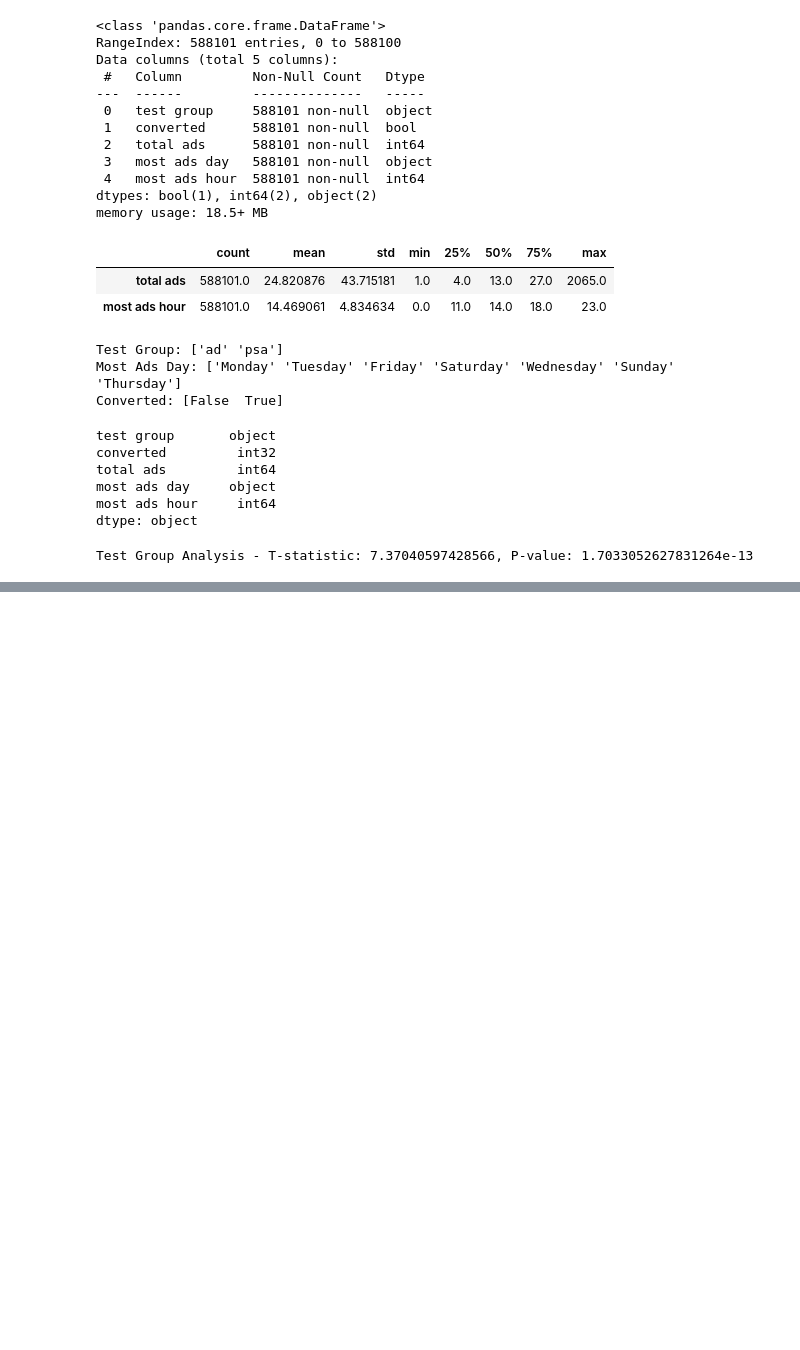
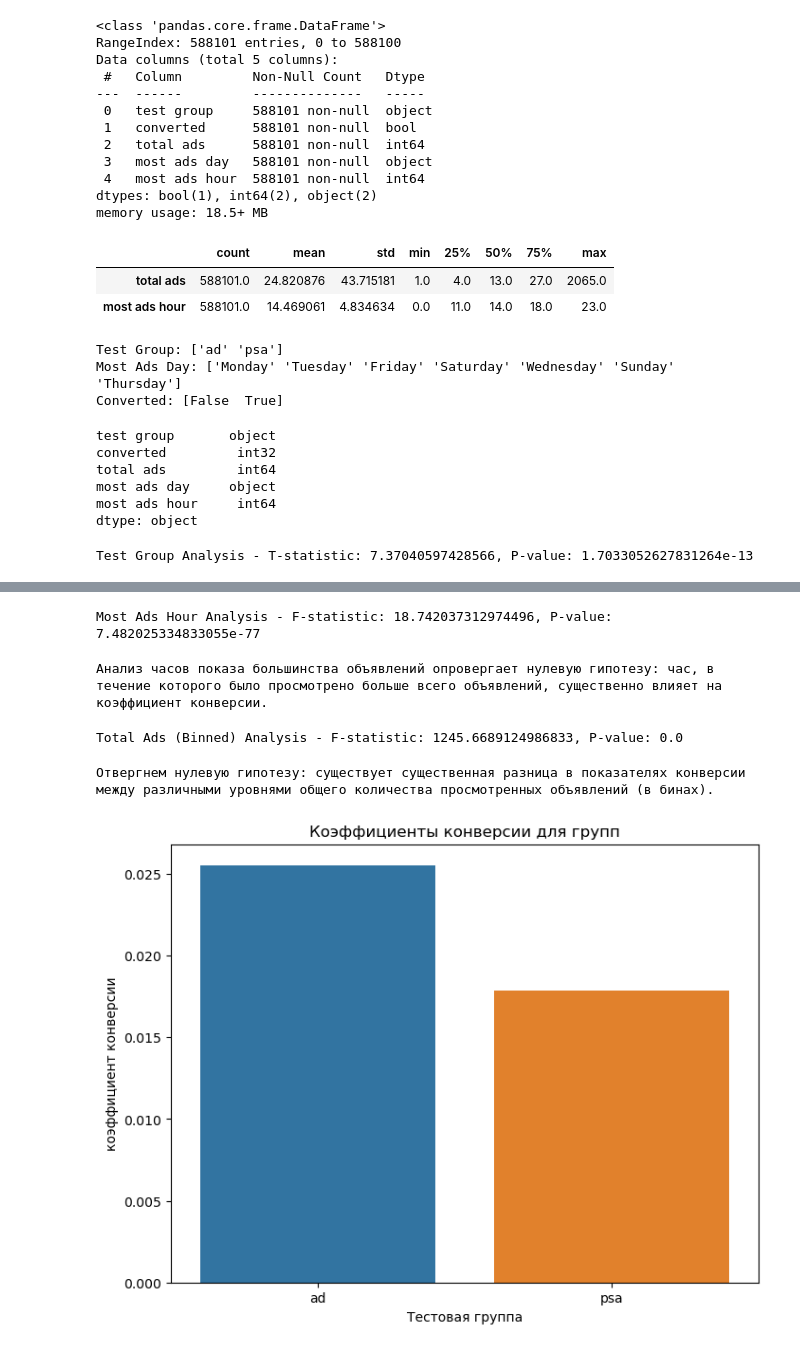
Before and after one commit to meleshko-anastasiia/DZ, a Jupyter notebook: dz12.ipynb, the cells around one changed output, grey strips where cells are left out. Saved outputs shown, nothing was run; the diff lists cells and outputs as text; code cells hidden in the pictures; blank space fills up the shorter version.

```diff
--- a/dz12.ipynb
+++ b/dz12.ipynb
@@ -174,0 +157,80 @@ Name: count, dtype: int64
+# %%
+# Анализ большинства рекламных объявлений за час
+anova_result_hour = stats.f_oneway(
+    df[df['most ads hour'] == 0]['converted'],
+    df[df['most ads hour'] == 1]['converted'],
+    df[df['most ads hour'] == 2]['converted'],
+    df[df['most ads hour'] == 3]['converted'],
+    df[df['most ads hour'] == 4]['converted'],
+    df[df['most ads hour'] == 5]['converted'],
+    df[df['most ads hour'] == 6]['converted'],
+    df[df['most ads hour'] == 7]['converted'],
+    df[df['most ads hour'] == 8]['converted'],
+    df[df['most ads hour'] == 9]['converted'],
+    df[df['most ads hour'] == 10]['converted'],
+    df[df['most ads hour'] == 11]['converted'],
+    df[df['most ads hour'] == 12]['converted'],
+    df[df['most ads hour'] == 13]['converted'],
+    df[df['most ads hour'] == 14]['converted'],
+    df[df['most ads hour'] == 15]['converted'],
+    df[df['most ads hour'] == 16]['converted'],
+    df[df['most ads hour'] == 17]['converted'],
+    df[df['most ads hour'] == 18]['converted'],
+    df[df['most ads hour'] == 19]['converted'],
+    df[df['most ads hour'] == 20]['converted'],
+    df[df['most ads hour'] == 21]['converted'],
+    df[df['most ads hour'] == 22]['converted'],
+    df[df['most ads hour'] == 23]['converted']
+)
+print(f"Most Ads Hour Analysis - F-statistic: {anova_result_hour.statistic}, P-value: {anova_result_hour.pvalue}")
+# %% [output]
+Most Ads Hour Analysis - F-statistic: 18.742037312974496, P-value: 7.482025334833055e-77
+# %%
+if anova_result_hour.pvalue < 0.05:
+    print("Анализ часов показа большинства объявлений опровергает нулевую гипотезу: час, в течение которого было просмотрено больше всего объявлений, существенно влияет на коэффициент конверсии.")
+else:
+    print("Не стоит отвергать нулевую гипотезу: час, в течение которого просматривается больше всего рекламы, существенно не влияет на коэффициент конверсии.")
+# %% [output]
+Анализ часов показа большинства объявлений опровергает нулевую гипотезу: час, в течение которого было просмотрено больше всего объявлений, существенно влияет на коэффициент конверсии.
+# %%
+# Полный анализ рекламы
+df_subset = df[df['total ads'] < 50].copy()
+
+
+#создать ячейки для total_ads
+# Создать ячейки для total_ads, используя .loc
+df_subset.loc[:, 'total_ads_bin'] = pd.cut(df_subset['total ads'], bins=[-1, 1, 5, 10, 20, 30, 40, 50], labels=['0-1', '2-5', '6-10', '11-20', '21-30', '31-40', '41-50'])
+
+#выполнить ANOVA для сгруппированных данных
+anova_result_bin = stats.f_oneway(
+    df_subset[df_subset['total_ads_bin'] == '0-1']['converted'],
+    df_subset[df_subset['total_ads_bin'] == '2-5']['converted'],
+    df_subset[df_subset['total_ads_bin'] == '6-10']['converted'],
+    df_subset[df_subset['total_ads_bin'] == '11-20']['converted'],
+    df_subset[df_subset['total_ads_bin'] == '21-30']['converted'],
+    df_subset[df_subset['total_ads_bin'] == '31-40']['converted'],
+    df_subset[df_subset['total_ads_bin'] == '41-50']['converted']
+)
+
+print(f"Total Ads (Binned) Analysis - F-statistic: {anova_result_bin.statistic}, P-value: {anova_result_bin.pvalue}")
+# %% [output]
+Total Ads (Binned) Analysis - F-statistic: 1245.6689124986833, P-value: 0.0
+# %%
+if anova_result_bin.pvalue < 0.05:
+    print("Отвергнем нулевую гипотезу: существует существенная разница в показателях конверсии между различными уровнями общего количества просмотренных объявлений (в бинах).")
+else:
+    print("Не удается отвергнуть нулевую гипотезу: количество просмотренных рекламных объявлений существенно не влияет на коэффициент конверсии.")
+# %% [output]
+Отвергнем нулевую гипотезу: существует существенная разница в показателях конверсии между различными уровнями общего количества просмотренных объявлений (в бинах).
+# %%
+#коэффициенты конверсии для тестовой группы
+conversion_rates = df.groupby('test group')['converted'].mean().reset_index()
+conversion_rates.columns = ['Test Group', 'Conversion Rate']
+plt.figure(figsize=(8, 6))
+sns.barplot(x='Test Group', y='Conversion Rate', data=conversion_rates)
+plt.title('Коэффициенты конверсии для групп')
+plt.xlabel('Тестовая группа')
+plt.ylabel('коэффициент конверсии')
+plt.show()
+# %% [output]
+[figure, added]
```
Also changed, not shown: parts of 20 cells of this notebook, 1 other file.
